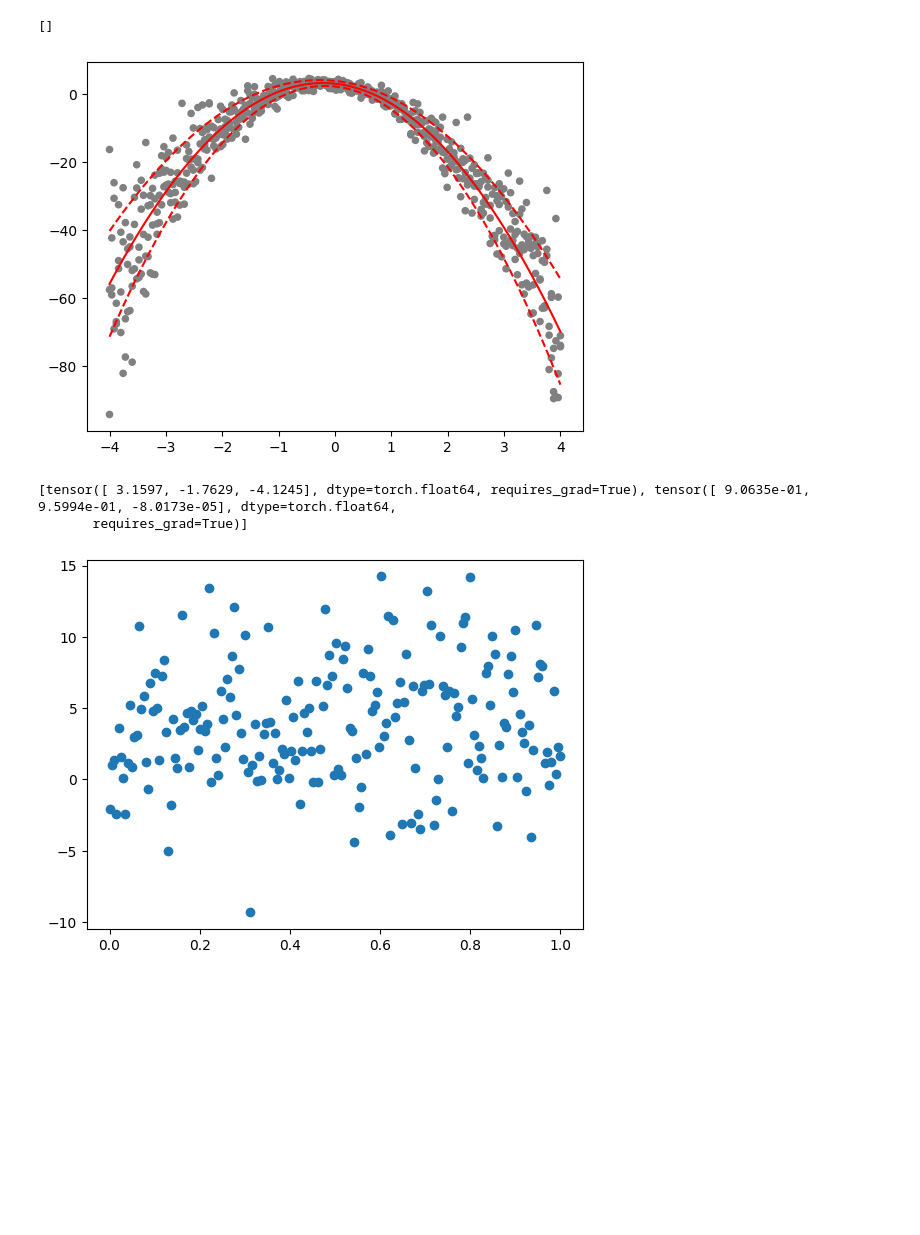
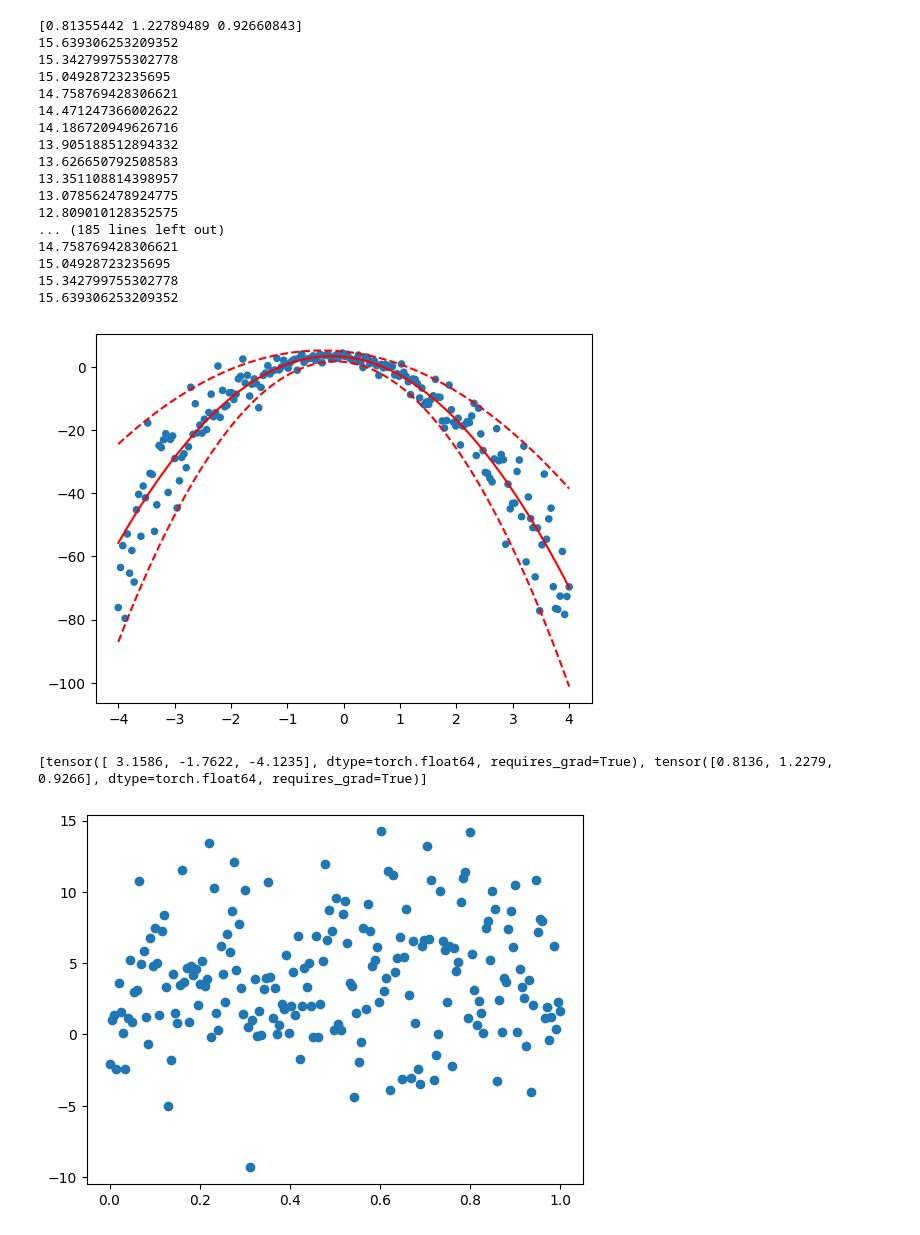
Before and after one commit to Miralleyan/Kandidatarbete, a Jupyter notebook: Optimizer/normal_linear_combination.ipynb, the cells around one changed output. Cells and saved outputs as stored; diff of their text form; code cells hidden in the pictures; blank space fills up the shorter version.

Commit message:
Changed so sigma is really std instead of var

```diff
--- a/Optimizer/normal_linear_combination.ipynb
+++ b/Optimizer/normal_linear_combination.ipynb
@@ -32,13 +32,15 @@ def log_lik(y, beta, h_all):
 torch.manual_seed(1)
 N = 200
 x = torch.linspace(-4,4, N)
-y = (torch.randn(N)-4) * x**2 + (-2+torch.randn(N)) * x + (3+torch.randn(N))
+y = (torch.randn(N)-4) * (x**2) + (-2+torch.randn(N)) * x + (3+torch.randn(N))
+#print(x**2)
 
 #Calculate all h(x) in before hand, they are reused each epoch
 h_1_data = h_1(x)
 h_2_data = h_2(x)
 h_3_data = h_3(x)
 h_all = torch.transpose(torch.stack([h_1_data, h_2_data, h_3_data], 0), 0, 1)
+#print(h_all)
 
 # Create Mu and Sigma for each
 mu = torch.tensor([0., 0., 0.], dtype=float, requires_grad=True)
@@ -84,37 +89,54 @@ plt.scatter(x,y)
 # %%
 
 y_new = []
 sigma_upper = []
 sigma_lower = []
 generated_data = []
 sample_x = []
 sample_y = []
+print(sigma)
 def sigma_2_regular_exp(sigma, h_x):
     return ((sigma * h_x)**2).sum()
 for i in range(len(x)):
     h_x = [h_i.item() for h_i in h_all[i]]
     y_new.append(m(mu, h_x))
-    s = sigma_2_regular_exp(sigma, h_x)
-    sigma_upper.append(y_new[-1] + s)
-    sigma_lower.append(y_new[-1] - s)
+    s = sigma_2_regular_exp(sigma, h_x)**0.5
+    print(s)
+    sigma_upper.append(y_new[-1] + 2*s)
+    sigma_lower.append(y_new[-1] - 2*s)
     n = 3
     sample = torch.normal(float(y_new[-1]), float(s), size = (1, n))
     for j in range(n):
         sample_x.append(x[i].item())
         sample_y.append(sample[0][j].item())
 markersize = 20
-#plt.scatter(x, y, sizes=[markersize]*len(x))
-plt.scatter(sample_x, sample_y, color=['gray']*len(sample_x), sizes=[markersize]*len(sample_x))
+plt.scatter(x, y, sizes=[markersize]*len(x))
+#plt.scatter(sample_x, sample_y, color=['gray']*len(sample_x), sizes=[markersize]*len(sample_x))
 plt.plot(x, y_new, 'r-')
 plt.plot(x, sigma_upper, 'r--')
 plt.plot(x, sigma_lower, 'r--')
 plt.show()
 print(beta)
 # %% [output]
-[]
+[0.81355442 1.22789489 0.92660843]
+15.639306253209352
+15.342799755302778
+15.04928723235695
+14.758769428306621
+14.471247366002622
+14.186720949626716
+13.905188512894332
+13.626650792508583
+13.351108814398957
+13.078562478924775
+12.809010128352575
+... (185 lines left out)
+14.758769428306621
+15.04928723235695
+15.342799755302778
+15.639306253209352
-[figure, old version]
+[figure, new version]
-[tensor([ 3.1597, -1.7629, -4.1245], dtype=torch.float64, requires_grad=True), tensor([ 9.0635e-01,  9.5994e-01, -8.0173e-05], dtype=torch.float64,
-       requires_grad=True)]
+[tensor([ 3.1586, -1.7622, -4.1235], dtype=torch.float64, requires_grad=True), tensor([0.8136, 1.2279, 0.9266], dtype=torch.float64, requires_grad=True)]
 # %%
 
 torch.manual_seed(1)
```
Also changed, not shown: parts of 2 cells of this notebook.
